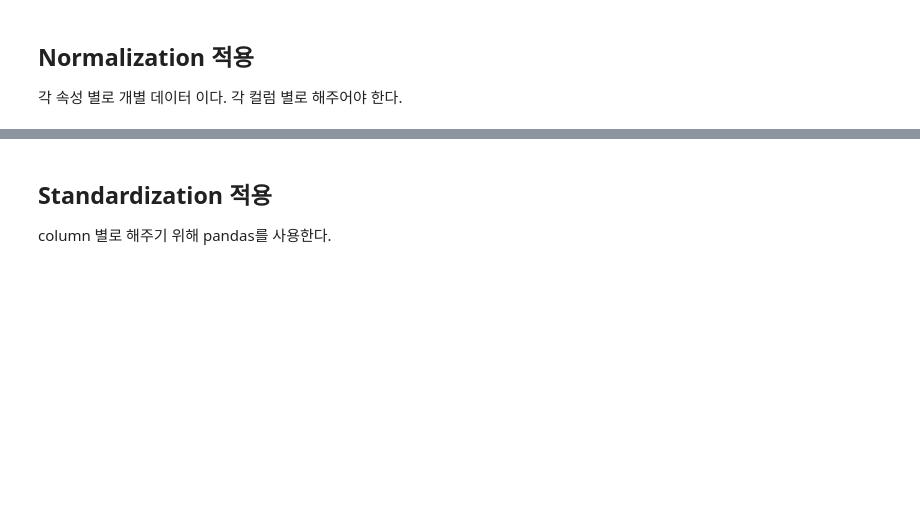
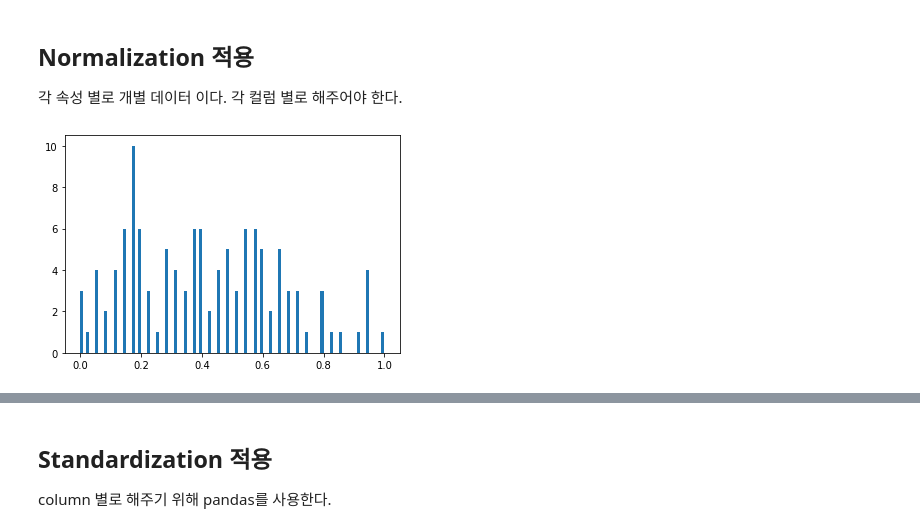
Before and after one commit to dhrim/keras_howto_2021, a Jupyter notebook: class4/normalization_and_standardization.ipynb, the cells around one changed output, grey strips where cells are left out. Cells and saved outputs as stored; diff of their text form; code cells hidden in the pictures; blank space fills up the shorter version.

```diff
--- a/class4/normalization_and_standardization.ipynb
+++ b/class4/normalization_and_standardization.ipynb
@@ -161,6 +166,11 @@ df_x_scaled = (df_x - df_x.min()) / (df_x.max() - df_x.min())
 x = df_x_scaled.to_numpy()
 
 y = iris_raw_y
+# %%
+plt.hist(x[:,0], bins=100)
+plt.show()
+# %% [output]
+[figure, added]
 # %%
 from sklearn.model_selection import train_test_split
 
```
Also changed, not shown: parts of 15 cells of this notebook.
